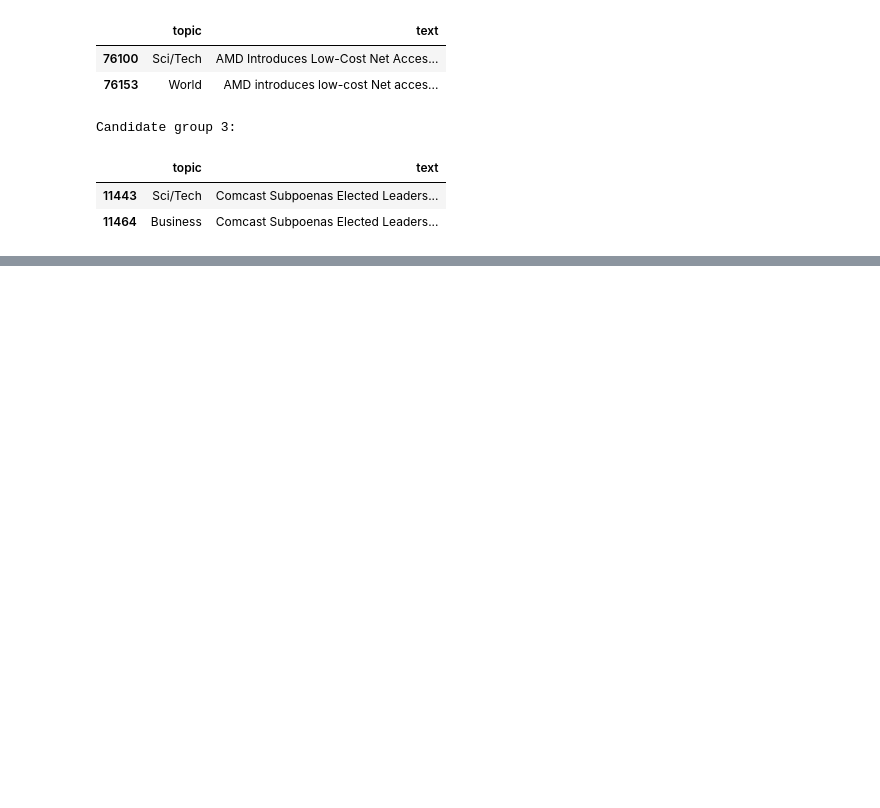
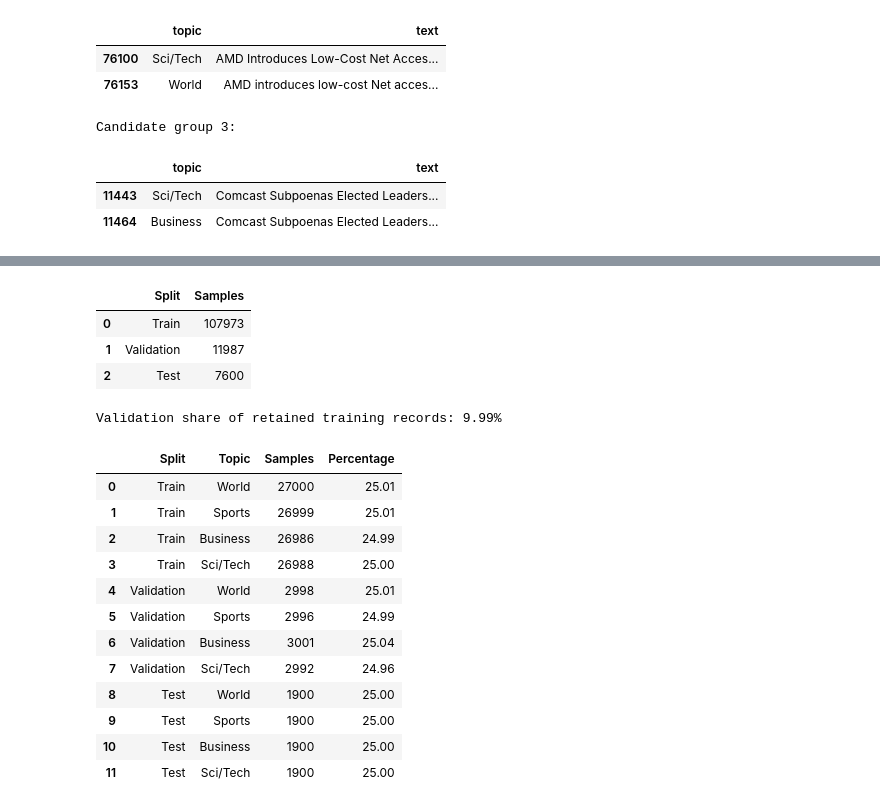
Before and after one commit to fufu3105/machine-learning-assignment, a Jupyter notebook: assignment.ipynb, the cells around one changed output, grey strips where cells are left out. Cells and saved outputs as stored; diff of their text form; code cells hidden in the pictures; blank space fills up the shorter version.

Commit message:
refactor(preprocessing): enhance pipeline, split validation, and notebook docs

```diff
--- a/assignment.ipynb
+++ b/assignment.ipynb
@@ -666,0 +809,25 @@ Candidate group 3:
+# %%
+# 1. Remove records appearing in both training and test splits
+test_groups = set(test_split["split_group"])
+test_overlap_mask = training_pool["split_group"].isin(test_groups)
+training_exclusions = training_pool.loc[test_overlap_mask].copy()
+training_pool = training_pool.loc[~test_overlap_mask].copy()
+print(f"Official training records excluded for test overlap: {len(training_exclusions):,}")
+
+# 2. Stratify comparison groups by their majority training label
+group_labels = training_pool.groupby("split_group")["label"].agg(
+    lambda labels: labels.mode().iat[0]
+)
+train_groups, validation_groups = train_test_split(
+    group_labels.index,
+    test_size=VALIDATION_RATIO,
+    stratify=group_labels,
+    random_state=SEED,
+)
+
+# 3. Create the final splits
+train_split = training_pool.loc[training_pool["split_group"].isin(train_groups)].copy()
+validation_split = training_pool.loc[
+    training_pool["split_group"].isin(validation_groups)
+].copy()
+prepared_splits = {"Train": train_split, "Validation": validation_split, "Test": test_split}
@@ -666,0 +840,38 @@ Candidate group 3:
+# %%
+# 1. Summarize the number of samples in each split
+split_summary = pd.DataFrame([
+    {"Split": name, "Samples": len(frame)}
+    for name, frame in prepared_splits.items()
+])
+display(split_summary)
+print(f"Validation share of retained training records: {len(validation_split) / len(training_pool):.2%}")
+
+# 2.Summarize the distribution of classes in each split
+class_rows = []
+for name, frame in prepared_splits.items():
+    counts = frame["label"].value_counts().reindex(LABEL_MAP, fill_value=0)
+    for label, count in counts.items():
+        class_rows.append({
+            "Split": name, "Topic": LABEL_MAP[label],
+            "Samples": count, "Percentage": 100 * count / len(frame),
+        })
+display(pd.DataFrame(class_rows).round({"Percentage": 2}))
+# %% [output]
+|  | Split | Samples |
+| 0 | Train | 107973 |
+| 1 | Validation | 11987 |
+| 2 | Test | 7600 |
+Validation share of retained training records: 9.99%
+|  | Split | Topic | Samples | Percentage |
+| 0 | Train | World | 27000 | 25.01 |
+| 1 | Train | Sports | 26999 | 25.01 |
+| 2 | Train | Business | 26986 | 24.99 |
+| 3 | Train | Sci/Tech | 26988 | 25.00 |
+| 4 | Validation | World | 2998 | 25.01 |
+| 5 | Validation | Sports | 2996 | 24.99 |
+| 6 | Validation | Business | 3001 | 25.04 |
+| 7 | Validation | Sci/Tech | 2992 | 24.96 |
+| 8 | Test | World | 1900 | 25.00 |
+| 9 | Test | Sports | 1900 | 25.00 |
+| 10 | Test | Business | 1900 | 25.00 |
+| 11 | Test | Sci/Tech | 1900 | 25.00 |
```
Also changed, not shown: parts of 20 cells of this notebook, 1 other file.
